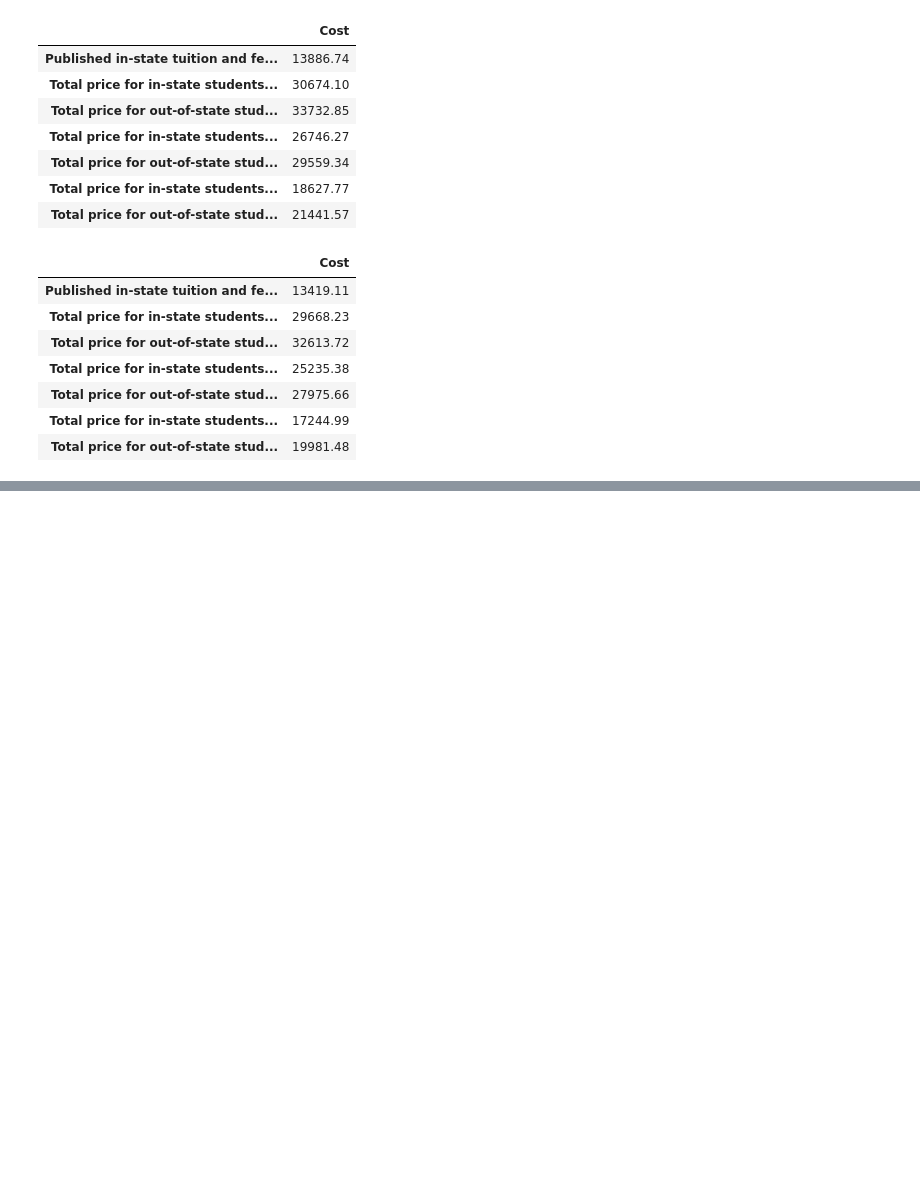
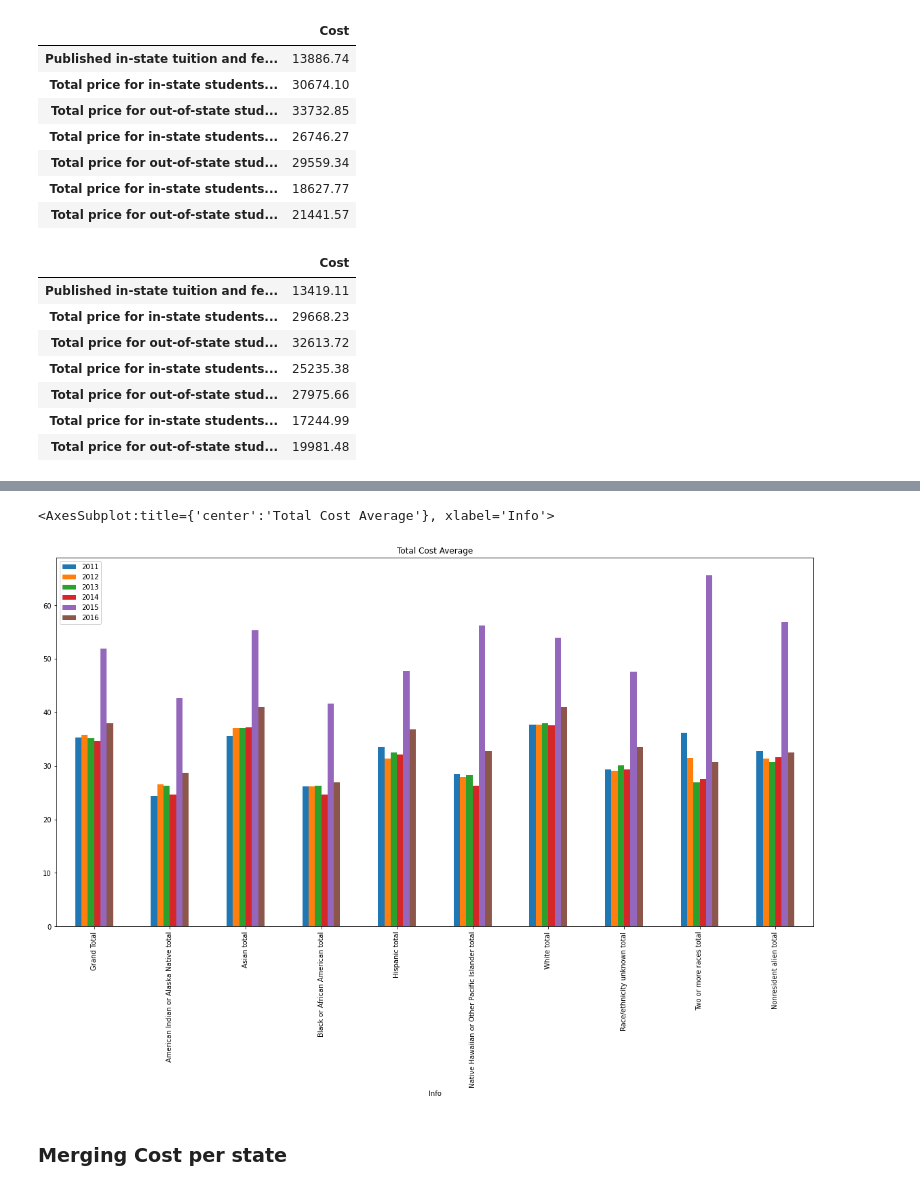
Before and after one commit to mthalken/Tuition_Analysis, a Jupyter notebook: Refactored_Cleaning_Code.ipynb, the cells around one changed output, grey strips where cells are left out. Drawn from its saved outputs; the diff is of its cells as text; code cells hidden in the pictures; blank space fills up the shorter version.

```diff
--- a/Refactored_Cleaning_Code.ipynb
+++ b/Refactored_Cleaning_Code.ipynb
@@ -823,0 +841,7 @@ df_2011
+# %%
+total_avg_merged_2.plot(kind='bar', title='Total Cost Average', figsize=(20,10))
+# %% [output]
+<AxesSubplot:title={'center':'Total Cost Average'}, xlabel='Info'>
+[figure, added]
+# %% [markdown]
+### Merging Cost per state
```
Also changed, not shown: parts of 43 cells of this notebook, 33 other files.
